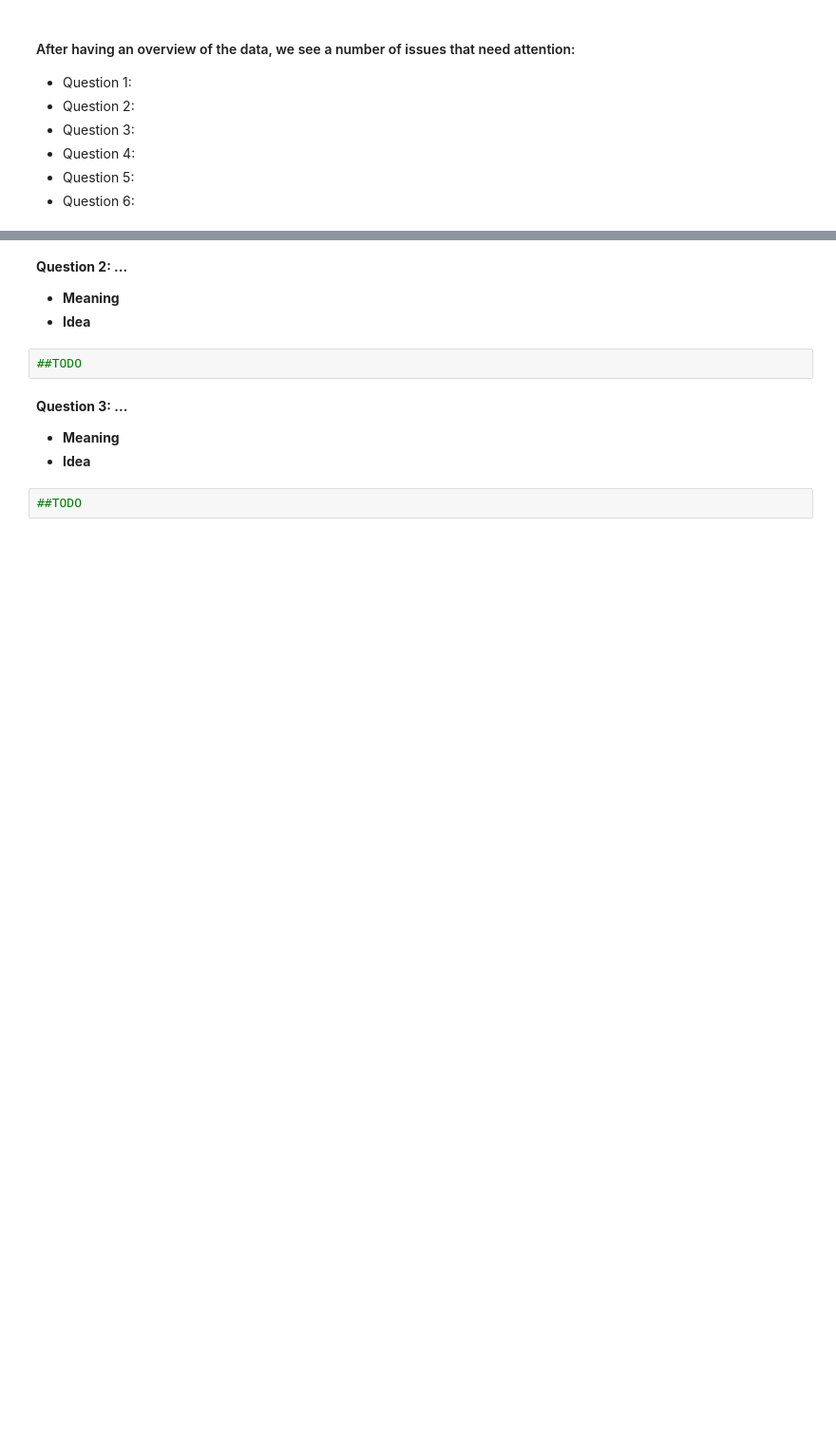
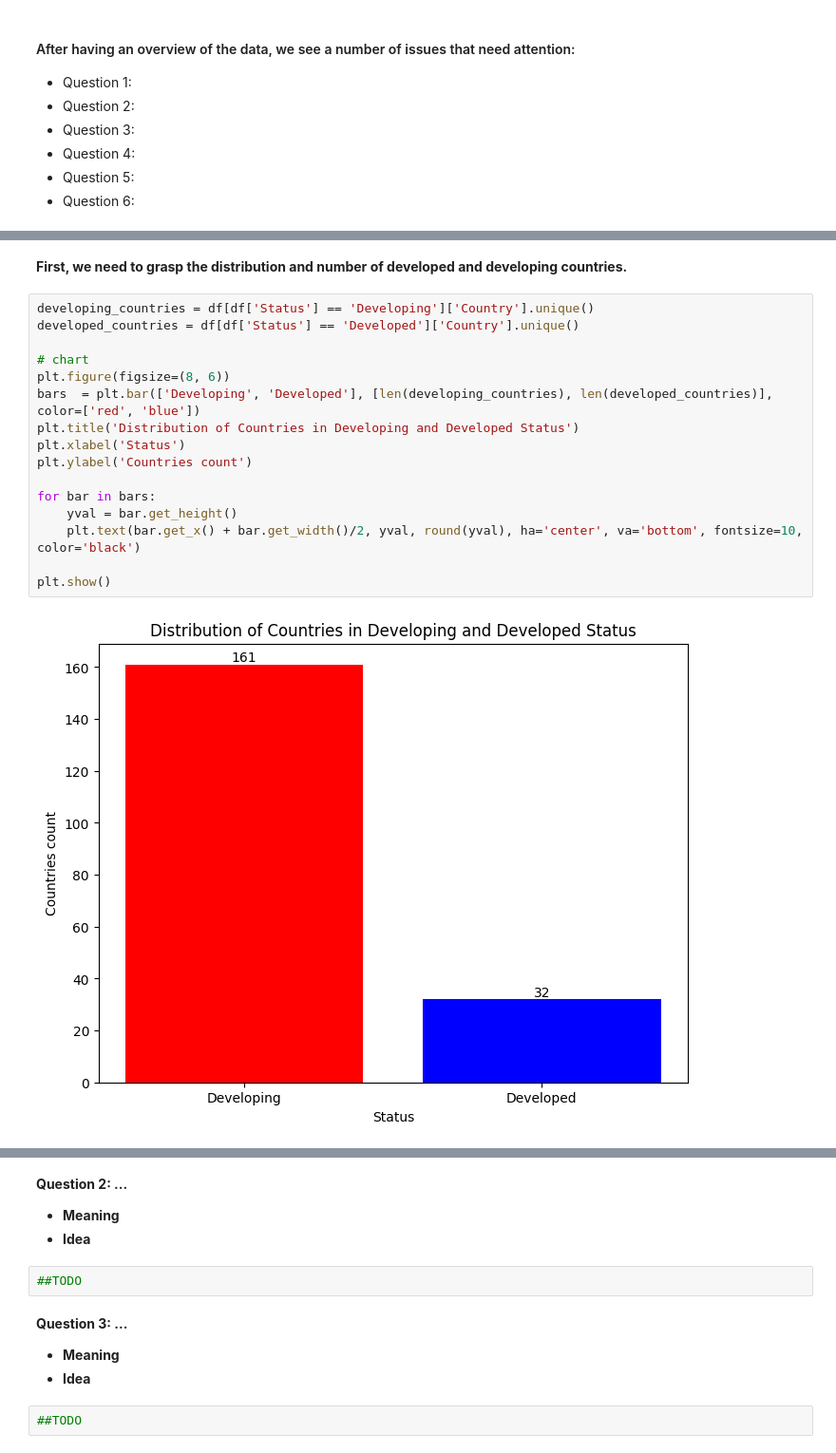
Before and after one commit to huyban2003/P4DS, a Jupyter notebook: Notebook.ipynb, the cells around one changed output, grey strips where cells are left out. Shown at 95% size. Drawn from its saved outputs; the diff is of its cells as text; blank space fills up the shorter version.

```diff
--- a/Notebook.ipynb
+++ b/Notebook.ipynb
@@ -432,0 +450,20 @@ df.to_csv('Data/LifeExpectancyDataCleaned.csv', index=False)
+# %% [markdown]
+**First, we need to grasp the distribution and number of developed and developing countries.**
+# %%
+developing_countries = df[df['Status'] == 'Developing']['Country'].unique()
+developed_countries = df[df['Status'] == 'Developed']['Country'].unique()
+
+# chart
+plt.figure(figsize=(8, 6))
+bars  = plt.bar(['Developing', 'Developed'], [len(developing_countries), len(developed_countries)], color=['red', 'blue'])
+plt.title('Distribution of Countries in Developing and Developed Status')
+plt.xlabel('Status')
+plt.ylabel('Countries count')
+
+for bar in bars:
+    yval = bar.get_height()
+    plt.text(bar.get_x() + bar.get_width()/2, yval, round(yval), ha='center', va='bottom', fontsize=10, color='black')
+
+plt.show()
+# %% [output]
+[figure, added]
```
Also changed, not shown: parts of 11 cells of this notebook, 1 other file.
